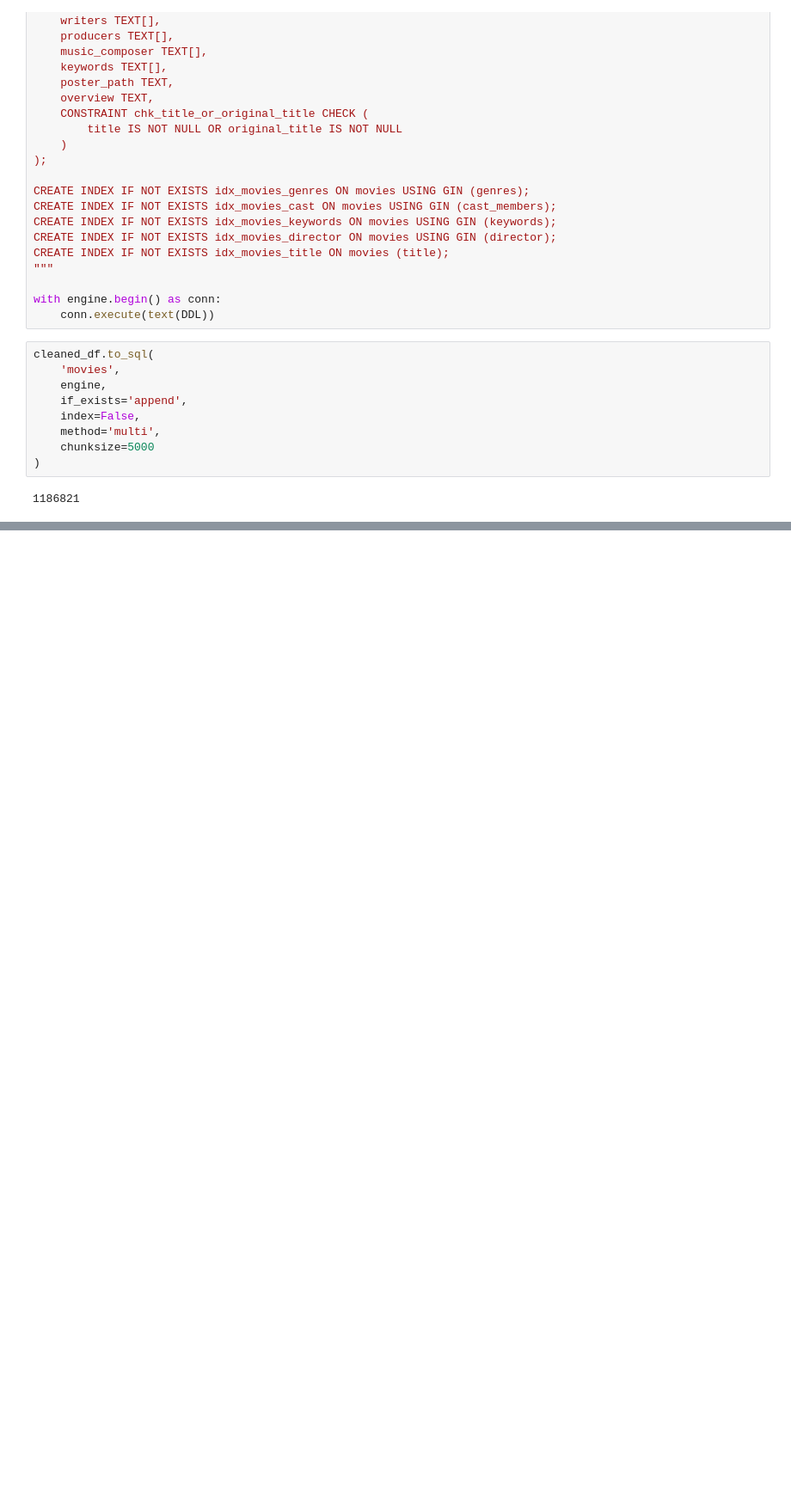
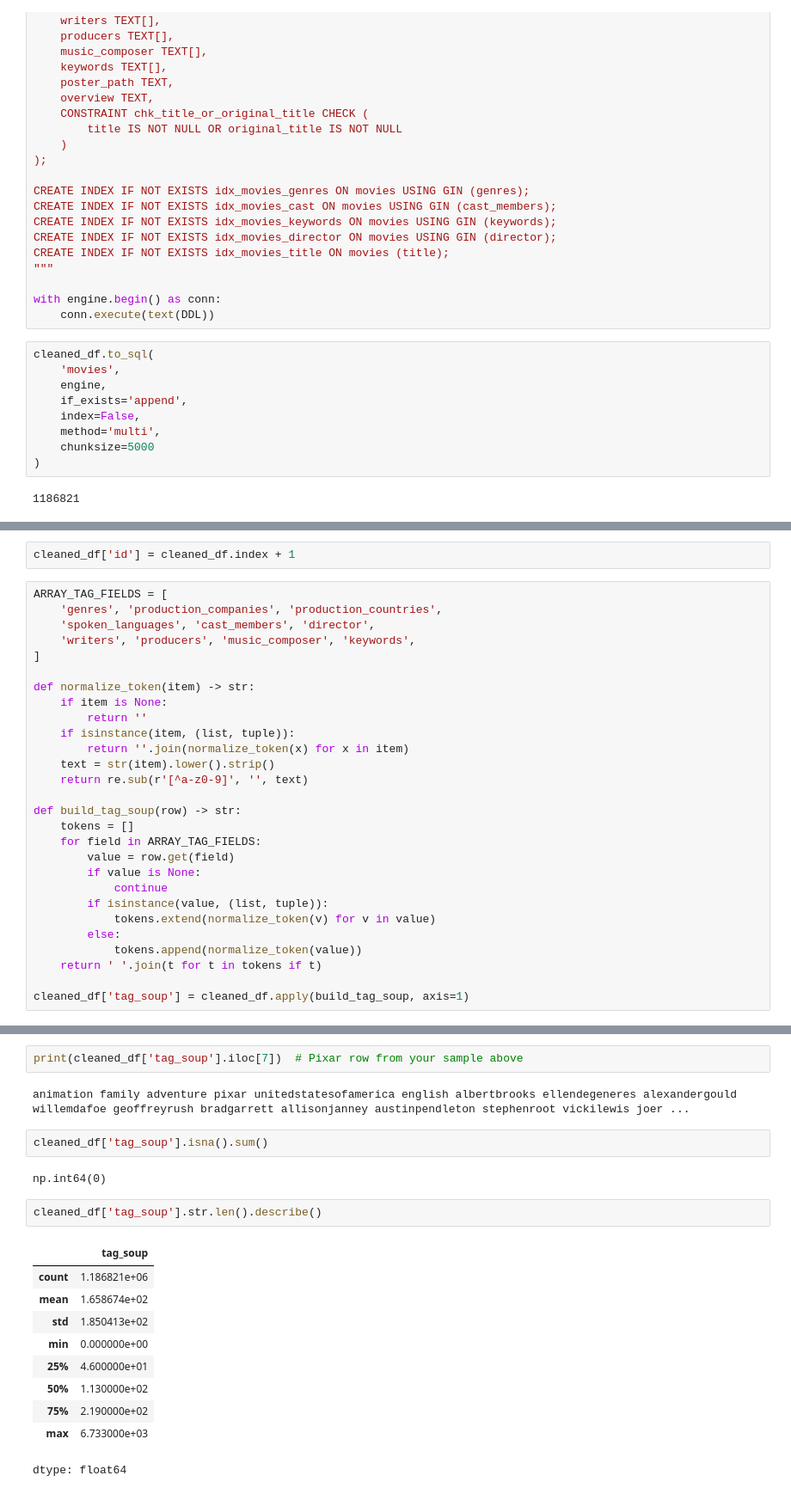
Before and after one commit to dilminidasunika/movie_recommendation_system, a Jupyter notebook: Notebooks/Dataset_Preprocessing.ipynb, the cells around one changed output, grey strips where cells are left out. Shown at 86% size. Saved outputs shown, nothing was run; the diff lists cells and outputs as text; blank space fills up the shorter version.

```diff
--- a/Notebooks/Dataset_Preprocessing.ipynb
+++ b/Notebooks/Dataset_Preprocessing.ipynb
@@ -1321,0 +1314,30 @@ cleaned_df.to_sql(
+# %%
+cleaned_df['id'] = cleaned_df.index + 1
+# %%
+ARRAY_TAG_FIELDS = [
+    'genres', 'production_companies', 'production_countries',
+    'spoken_languages', 'cast_members', 'director',
+    'writers', 'producers', 'music_composer', 'keywords',
+]
+
+def normalize_token(item) -> str:
+    if item is None:
+        return ''
+    if isinstance(item, (list, tuple)):
+        return ''.join(normalize_token(x) for x in item)
+    text = str(item).lower().strip()
+    return re.sub(r'[^a-z0-9]', '', text)
+
+def build_tag_soup(row) -> str:
+    tokens = []
+    for field in ARRAY_TAG_FIELDS:
+        value = row.get(field)
+        if value is None:
+            continue
+        if isinstance(value, (list, tuple)):
+            tokens.extend(normalize_token(v) for v in value)
+        else:
+            tokens.append(normalize_token(value))
+    return ' '.join(t for t in tokens if t)
+
+cleaned_df['tag_soup'] = cleaned_df.apply(build_tag_soup, axis=1)
@@ -1321,0 +1360,21 @@ cleaned_df.to_sql(
+# %%
+print(cleaned_df['tag_soup'].iloc[7])  # Pixar row from your sample above
+# %% [output]
+animation family adventure pixar unitedstatesofamerica english albertbrooks ellendegeneres alexandergould willemdafoe geoffreyrush bradgarrett allisonjanney austinpendleton stephenroot vickilewis joer ...
+# %%
+cleaned_df['tag_soup'].isna().sum()
+# %% [output]
+np.int64(0)
+# %%
+cleaned_df['tag_soup'].str.len().describe()
+# %% [output]
+|  | tag_soup |
+| count | 1.186821e+06 |
+| mean | 1.658674e+02 |
+| std | 1.850413e+02 |
+| min | 0.000000e+00 |
+| 25% | 4.600000e+01 |
+| 50% | 1.130000e+02 |
+| 75% | 2.190000e+02 |
+| max | 6.733000e+03 |
+dtype: float64
```
Also changed, not shown: parts of 11 cells of this notebook.
